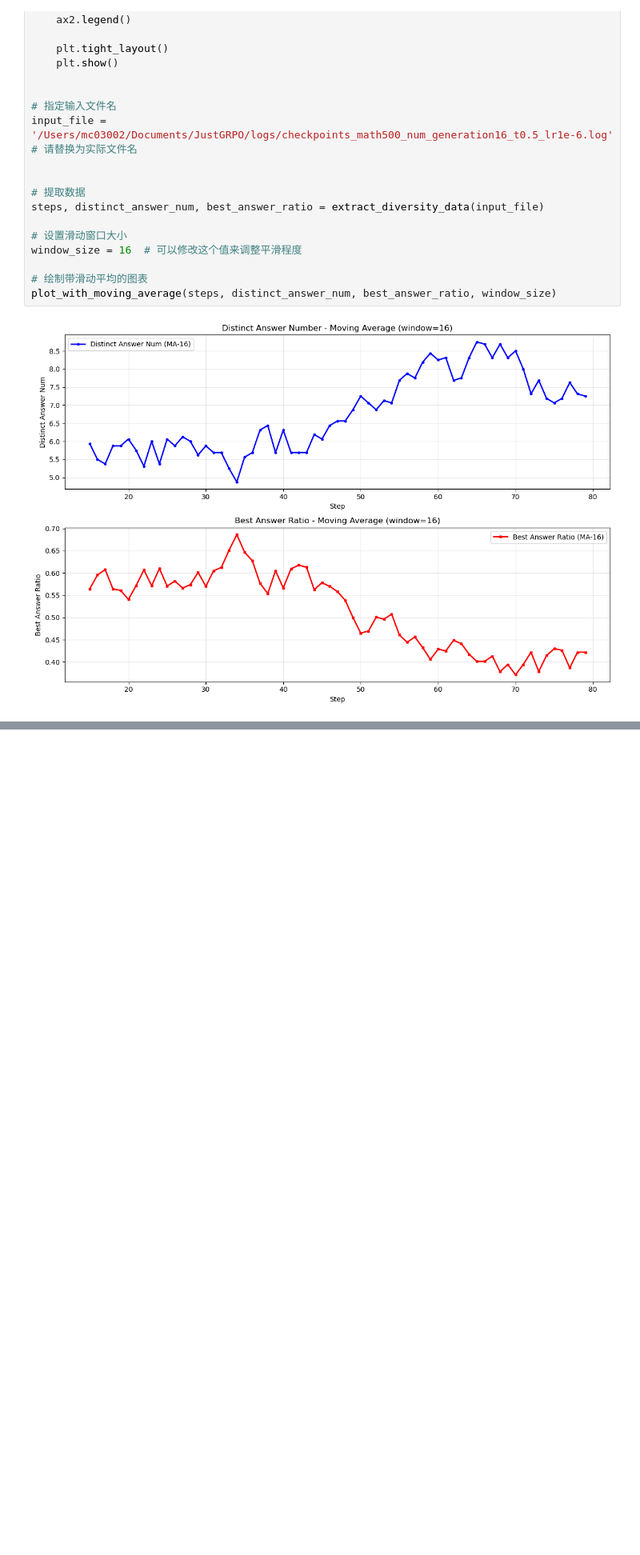
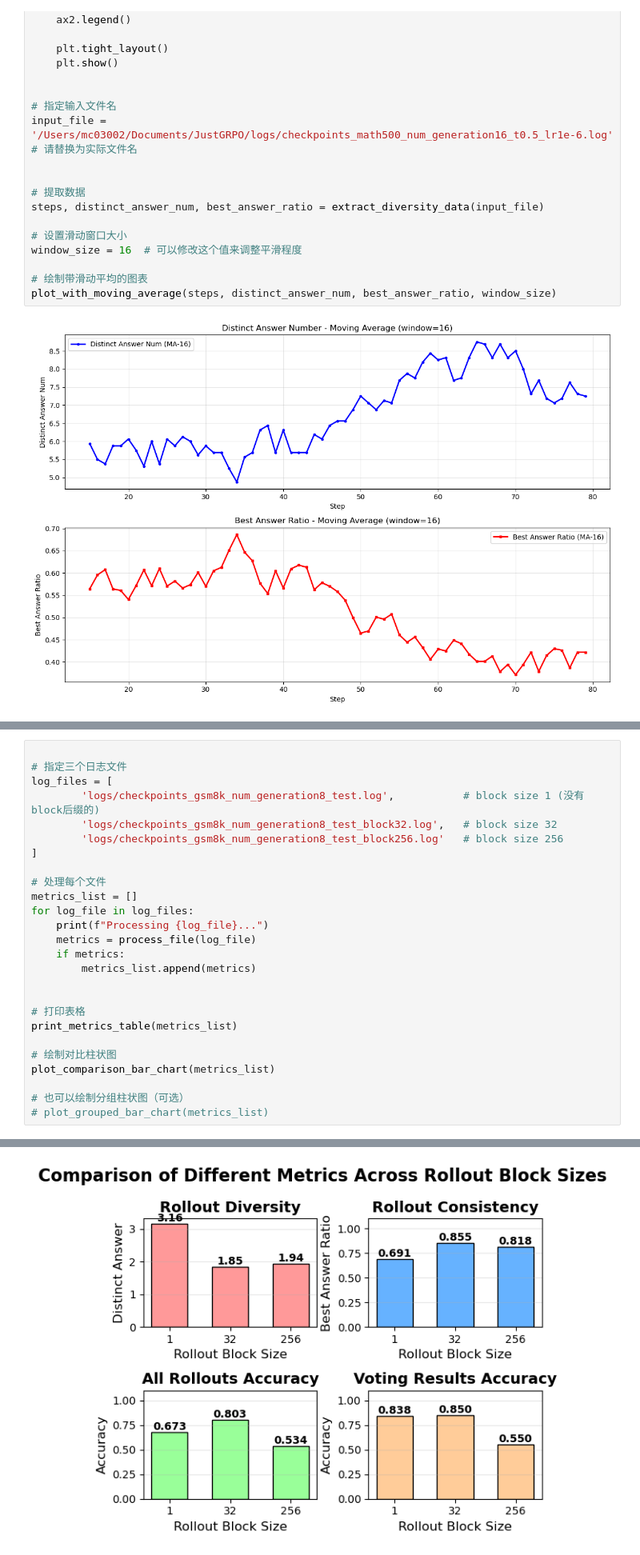
Before and after one commit to duterscmy/JustGRPO, a Jupyter notebook: draw_reward.ipynb, the cells around one changed output, grey strips where cells are left out. Shown at 80% size. Saved outputs shown, nothing was run; the diff lists cells and outputs as text; blank space fills up the shorter version.

```diff
--- a/draw_reward.ipynb
+++ b/draw_reward.ipynb
@@ -175,0 +426,27 @@ plot_with_moving_average(steps, distinct_answer_num, best_answer_ratio, window_s
+# %%
+
+# 指定三个日志文件
+log_files = [
+        'logs/checkpoints_gsm8k_num_generation8_test.log',           # block size 1 (没有block后缀的)
+        'logs/checkpoints_gsm8k_num_generation8_test_block32.log',   # block size 32
+        'logs/checkpoints_gsm8k_num_generation8_test_block256.log'   # block size 256
+]
+
+# 处理每个文件
+metrics_list = []
+for log_file in log_files:
+    print(f"Processing {log_file}...")
+    metrics = process_file(log_file)
+    if metrics:
+        metrics_list.append(metrics)
+
+
+# 打印表格
+print_metrics_table(metrics_list)
+
+# 绘制对比柱状图
+plot_comparison_bar_chart(metrics_list)
+
+# 也可以绘制分组柱状图（可选）
+# plot_grouped_bar_chart(metrics_list)
+# %% [output]
@@ -175,0 +464 @@ plot_with_moving_average(steps, distinct_answer_num, best_answer_ratio, window_s
+[figure, added]
```
Also changed, not shown: parts of 3 cells of this notebook, 3 other files.
